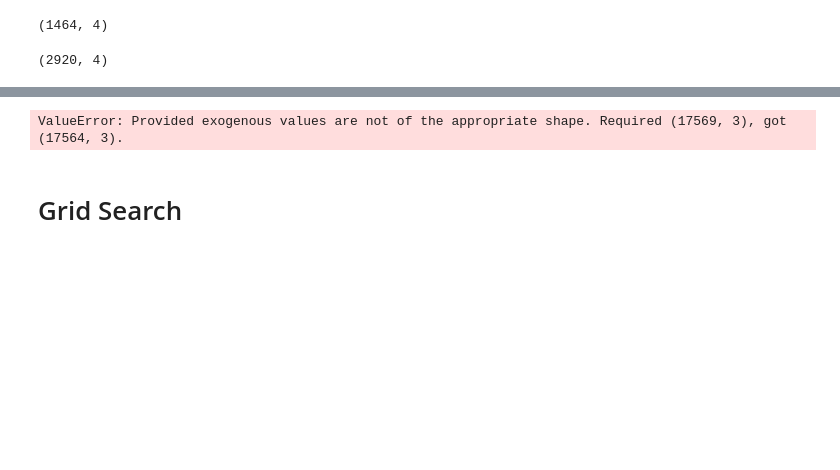
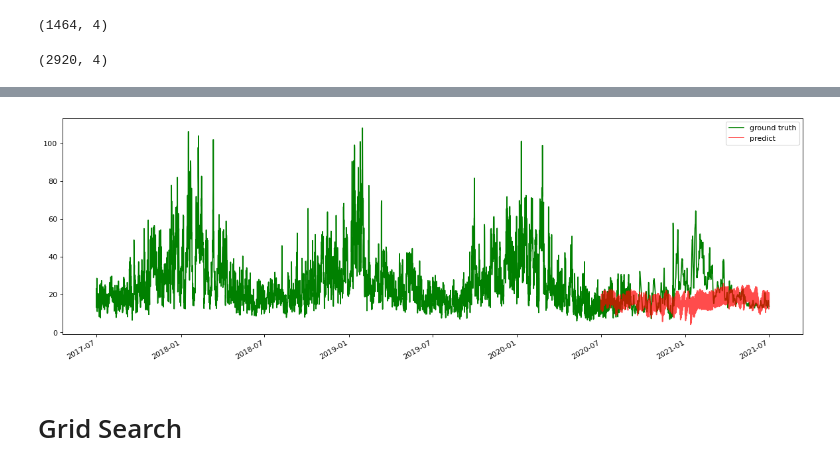
Before and after one commit to One-Night-Miracle/Data-Science-Project1-2021-2-PM2.5-Kaggle, a Jupyter notebook: project_nb.ipynb, the cells around one changed output, grey strips where cells are left out. Drawn from its saved outputs; the diff is of its cells as text; code cells hidden in the pictures; blank space fills up the shorter version.

```diff
--- a/project_nb.ipynb
+++ b/project_nb.ipynb
@@ -485,7 +525,7 @@ bkk_train.shape
 # %% [output]
 (2920, 4)
 # %%
-best_order = (4, 1, 1)
+best_order = (0, 1, 1)
 best_seasonal_order = (1, 1, 0, 1461)
 
 exog_columns = ['Temp', 'WindSpeed', 'WindDir']
@@ -522,17 +560,19 @@ Timestamp('2020-07-01 01:00:00')
 # %%
 bkk_pred = results_bkk.get_prediction(start=bkk_test.index[0], end=bkk_test.index[-1], exog=test_exog, dynamic=False)
 bkk_pred_ci = bkk_pred.conf_int()
-# %% [output]
-ValueError: Provided exogenous values are not of the appropriate shape. Required (17569, 3), got (17564, 3).
+# %%
+bkk_data = pd.concat((bkk_train, bkk_valid, bkk_test), axis=0)
 # %%
 from matplotlib.pyplot import figure
 
 figure(num=None, figsize=(18, 6), dpi=80, facecolor='w', edgecolor='k')
-plt.plot(bkk_train['PM2.5(µg/m3)'], color='g',label='ground truth')
-bkk_pred_ci.predicted_mean.plot(alpha=.7, color='r',label='predict')
+plt.plot(bkk_data['PM25'], color='g',label='ground truth')
+bkk_pred.predicted_mean.plot(alpha=.7, color='r',label='predict')
 plt.legend(loc="upper right")
 
 plt.show()
+# %% [output]
+[figure, added]
 # %% [markdown]
 # Grid Search
 # %%
```
Also changed, not shown: parts of 7 cells of this notebook.
